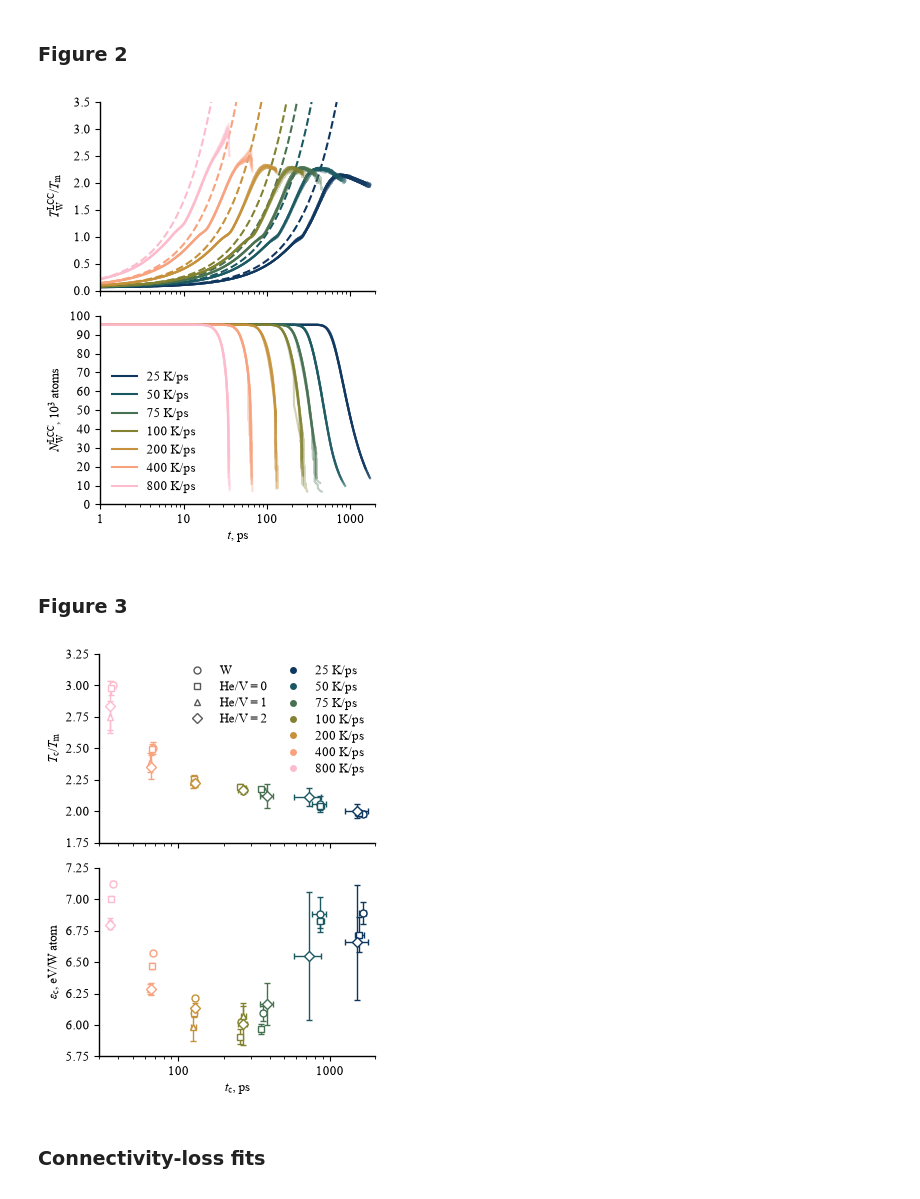
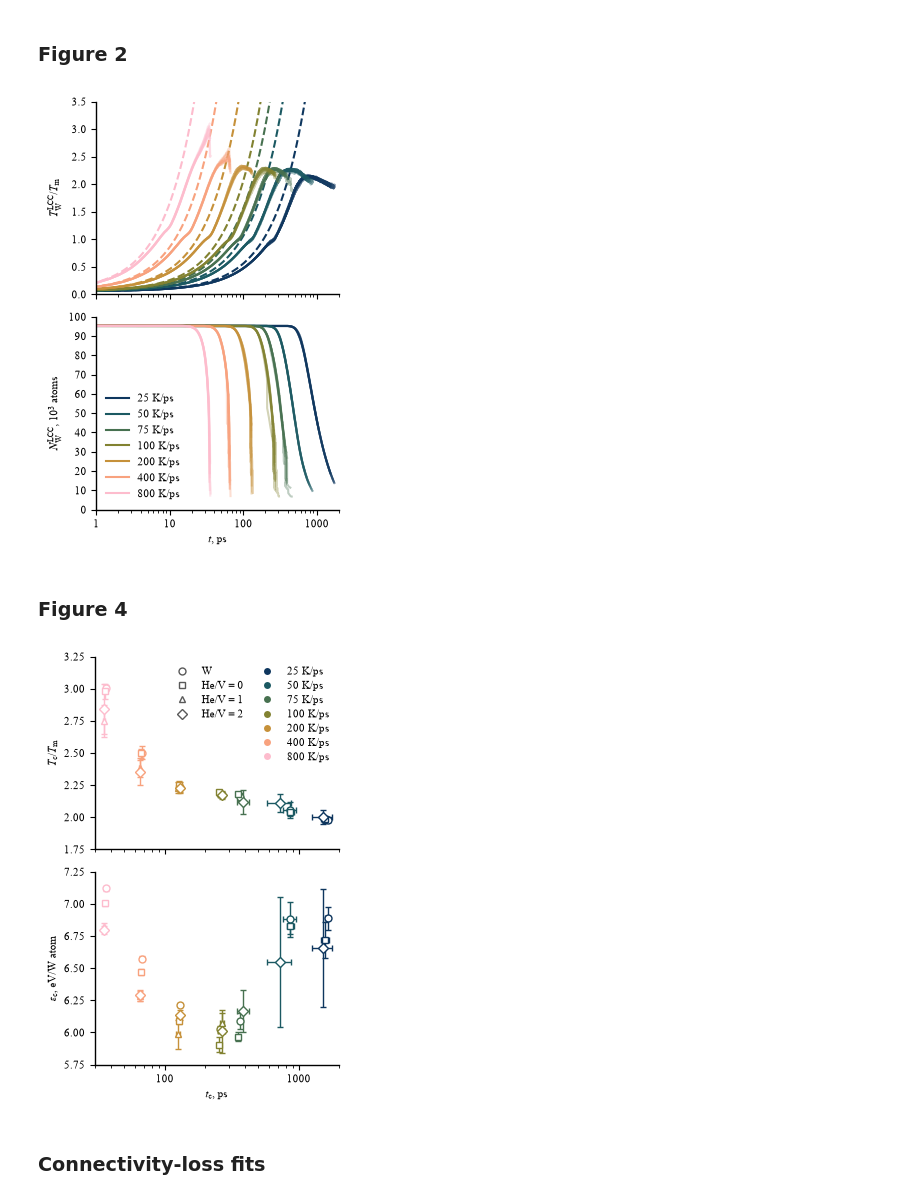
Before and after one commit to KulaginVladimir/W-fiber-thermal-stability, a Jupyter notebook: postprocessing/01_fiber_stability.ipynb, the cells around one changed output. Cells and saved outputs as stored; diff of their text form; code cells hidden in the pictures.

```diff
--- a/postprocessing/01_fiber_stability.ipynb
+++ b/postprocessing/01_fiber_stability.ipynb
@@ -30,12 +30,12 @@ mpl.rcParams.update(
         "mathtext.bf": "Times New Roman:bold",
         "mathtext.sf": "Times New Roman",
         "mathtext.fallback": "stix",
-        "font.size": 9,
-        "axes.labelsize": 9,
-        "axes.titlesize": 9,
-        "legend.fontsize": 9,
-        "xtick.labelsize": 9,
-        "ytick.labelsize": 9,
+        "font.size": 8,
+        "axes.labelsize": 8,
+        "axes.titlesize": 8,
+        "legend.fontsize": 8,
+        "xtick.labelsize": 8,
+        "ytick.labelsize": 8,
         "axes.linewidth": 1.0,
         "axes.spines.top": False,
         "axes.spines.right": False,
@@ -172,7 +172,7 @@ traces = pd.read_csv("pp_data/w_atom_loss.csv.gz")
 fig_W_cluster, (ax0, ax1) = plt.subplots(
     2,
     1,
-    figsize=(WIDTH_1COL, 120 * MM),
+    figsize=(WIDTH_1COL - 10 * MM, 120 * MM),
     sharex=True,
 )
 
@@ -193,36 +193,36 @@ for alpha in alphas:
     t_nominal = np.geomspace(0.3, t_nominal_max, 200)
     ax0.plot(t_nominal, (T0 + alpha * t_nominal) / Tm, "--", color=color, lw=1.5)
     ax1.plot([], [], color=color, lw=1.5, label=f"{alpha} K/ps")
 
 ax0.set_xscale("log")
 ax0.set_xlim(1, 2000)
 ax0.set_ylim(0, 3.5)
 ax0.set_yticks([0, 0.5, 1.0, 1.5, 2.0, 2.5, 3.0, 3.5])
 ax0.tick_params(axis="x", labelbottom=False)
 ax0.set_xticks([1, 10, 100, 1000])
 ax0.set_xticklabels(["1", "10", "100", "1000"])
 ax0.set_ylabel(r"$T^{\rm LCC}_{\rm W}/T_{\rm m}$")
 
 
 ax1.set_xscale("log")
 ax1.set_xlim(1, 2000)
 ax1.set_ylim(0, 100)
 ax1.set_yticks([0, 10, 20, 30, 40, 50, 60, 70, 80, 90, 100])
 ax1.set_xlabel(r"$t$, ps")
 ax1.set_xticks([1, 10, 100, 1000])
 ax1.set_xticklabels(["1", "10", "100", "1000"])
 ax1.set_ylabel(r"$N^{\rm LCC}_{\rm W}$, $10^3$ atoms")
 ax1.legend(loc="lower left", frameon=False)
 
 fig_W_cluster.align_ylabels()
 fig_W_cluster.tight_layout()
 fig_W_cluster.savefig(out_folder / "W_atom_loss.pdf", pad_inches=0.05)
 
 plt.show()
 # %% [output]
-[figure, old version]
+[figure, new version]
 # %% [markdown]
-### Figure 3
+### Figure 4
 # %%
 metrics = pd.read_csv("pp_data/connectivity_metrics.csv")
 failure_df = metrics[["state", "alpha", "seed", "tc", "Tc"]].copy()
@@ -231,7 +231,7 @@ energy_df = metrics[["state", "alpha", "seed", "tc", "eps_c"]].copy()
 fig_connectivity, (ax0, ax1) = plt.subplots(
     2,
     1,
-    figsize=(WIDTH_1COL, 120 * MM),
+    figsize=(WIDTH_1COL - 10 * MM, 120 * MM),
     sharex=True,
 )
 
@@ -326,7 +326,7 @@ fig_connectivity.tight_layout()
 fig_connectivity.savefig(out_folder / "connectivity_loss.pdf", pad_inches=0.05)
 plt.show()
 # %% [output]
-[figure, old version]
+[figure, new version]
 # %% [markdown]
 ### Connectivity-loss fits
 # %%
```
Also changed, not shown: parts of 2 cells of this notebook, 56 other files.
